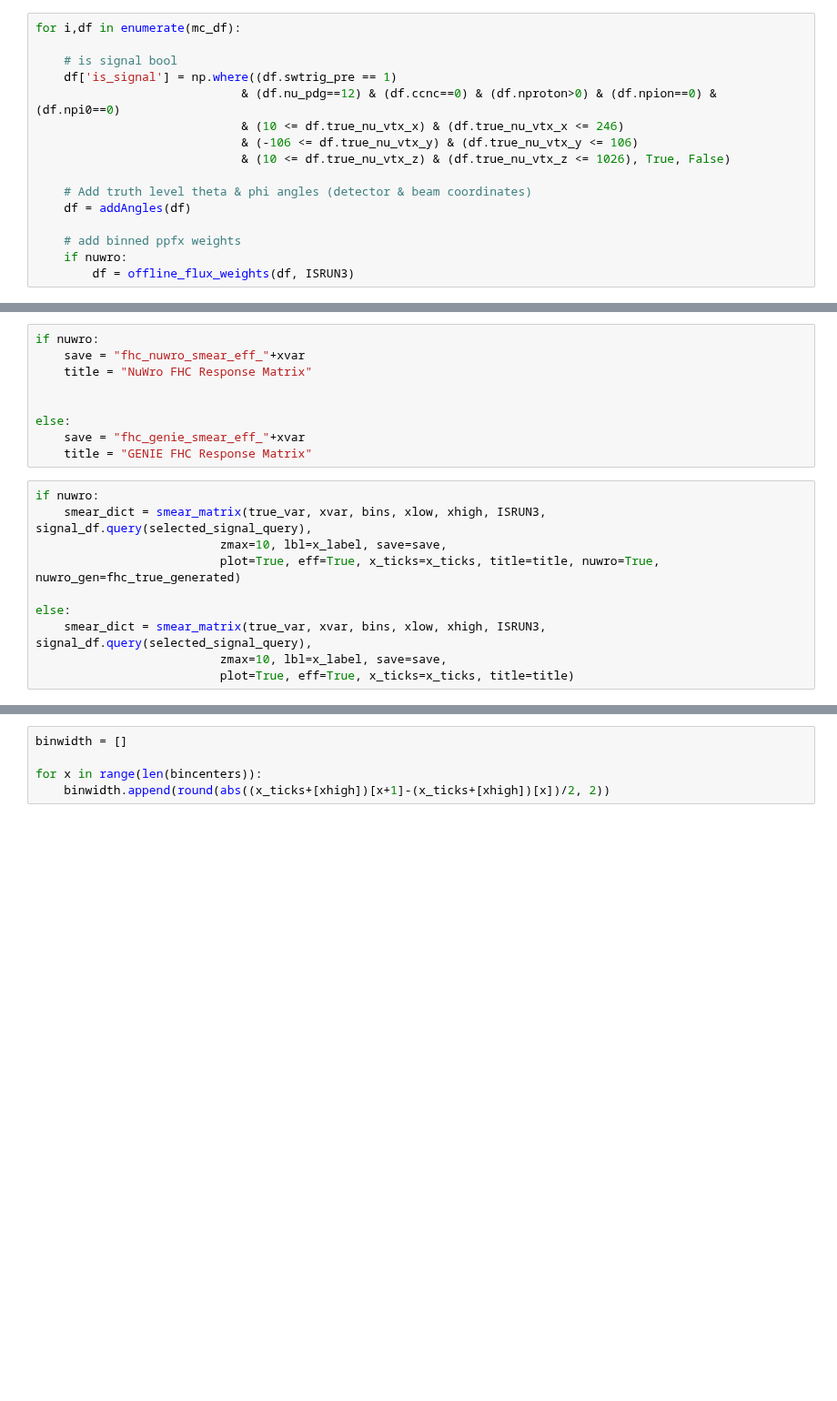
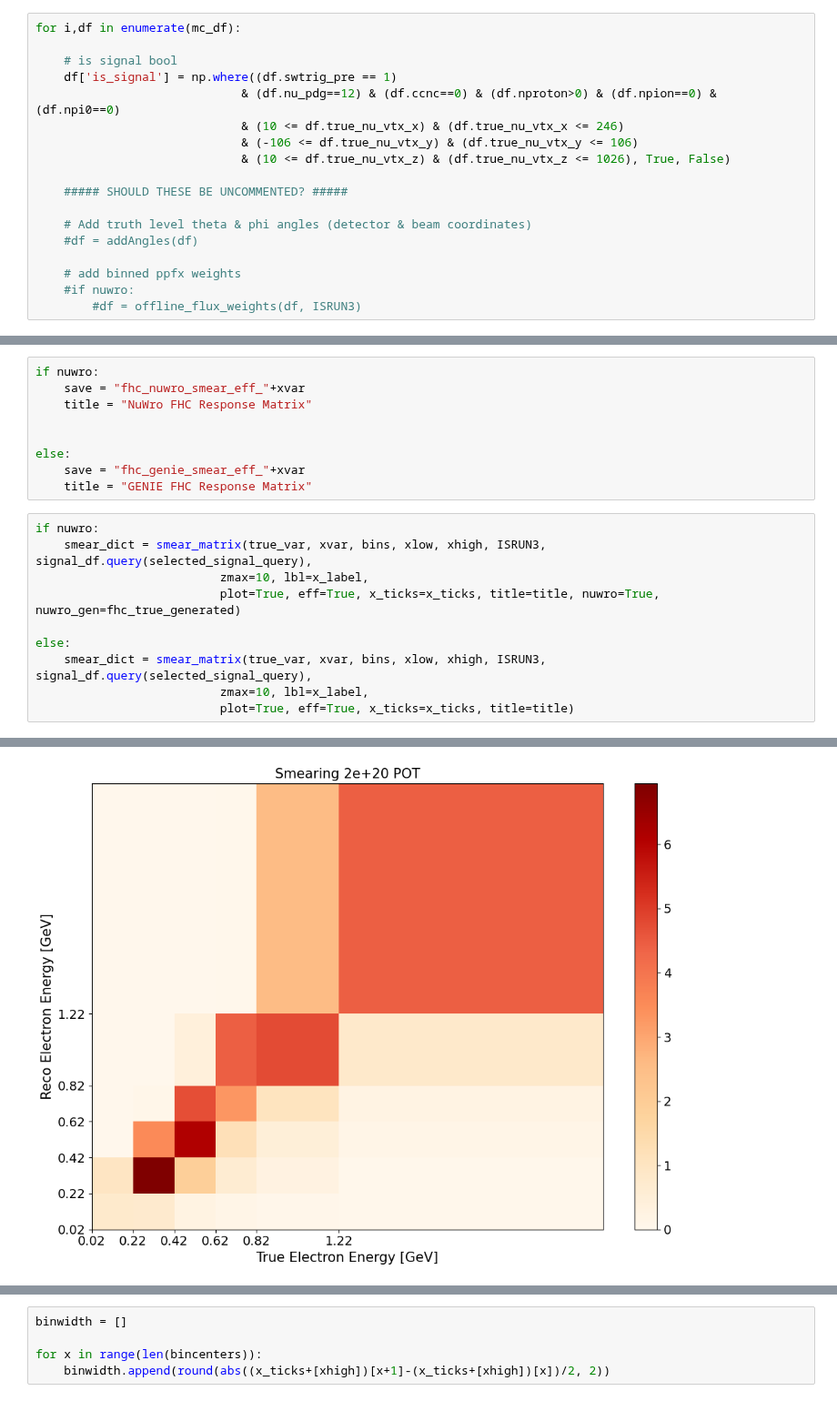
Before and after one commit to abbeybarnard/uB_NuMI_CC_Np, a Jupyter notebook: fakedata.ipynb, the cells around one changed output, grey strips where cells are left out. Shown at 91% size. Saved outputs shown, nothing was run; the diff lists cells and outputs as text; blank space fills up the shorter version.

```diff
--- a/fakedata.ipynb
+++ b/fakedata.ipynb
@@ -126,9 +126,11 @@ for i,df in enumerate(mc_df):
                              & (-106 <= df.true_nu_vtx_y) & (df.true_nu_vtx_y <= 106)
                              & (10 <= df.true_nu_vtx_z) & (df.true_nu_vtx_z <= 1026), True, False)
 
+    ##### SHOULD THESE BE UNCOMMENTED? #####
+
     # Add truth level theta & phi angles (detector & beam coordinates)
-    df = addAngles(df)
+    #df = addAngles(df)
 
     # add binned ppfx weights
-    if nuwro:
-        df = offline_flux_weights(df, ISRUN3)
+    #if nuwro:
+        #df = offline_flux_weights(df, ISRUN3)
@@ -452,10 +526,11 @@ else:
 # %%
 if nuwro:
     smear_dict = smear_matrix(true_var, xvar, bins, xlow, xhigh, ISRUN3, signal_df.query(selected_signal_query),
-                          zmax=10, lbl=x_label, save=save,
+                          zmax=10, lbl=x_label,
                           plot=True, eff=True, x_ticks=x_ticks, title=title, nuwro=True, nuwro_gen=fhc_true_generated)
 
 else:
     smear_dict = smear_matrix(true_var, xvar, bins, xlow, xhigh, ISRUN3, signal_df.query(selected_signal_query),
-                          zmax=10, lbl=x_label, save=save,
+                          zmax=10, lbl=x_label,
                           plot=True, eff=True, x_ticks=x_ticks, title=title)
+# %% [output]
@@ -461,0 +543 @@ else:
+[figure, added]
```
Also changed, not shown: parts of 23 cells of this notebook.
